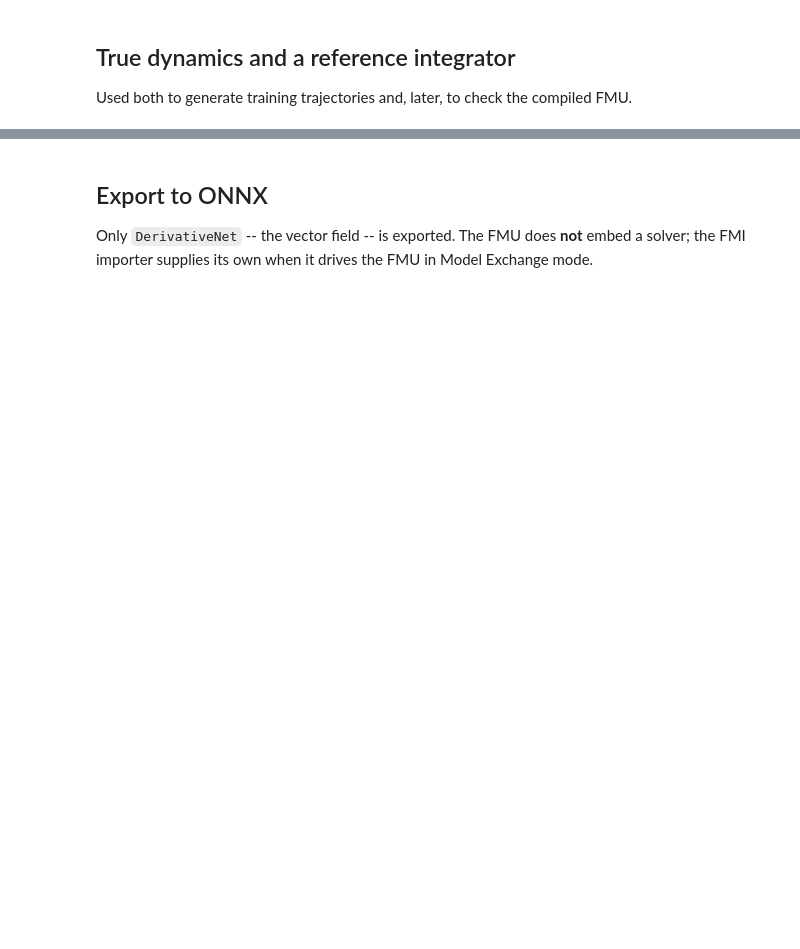
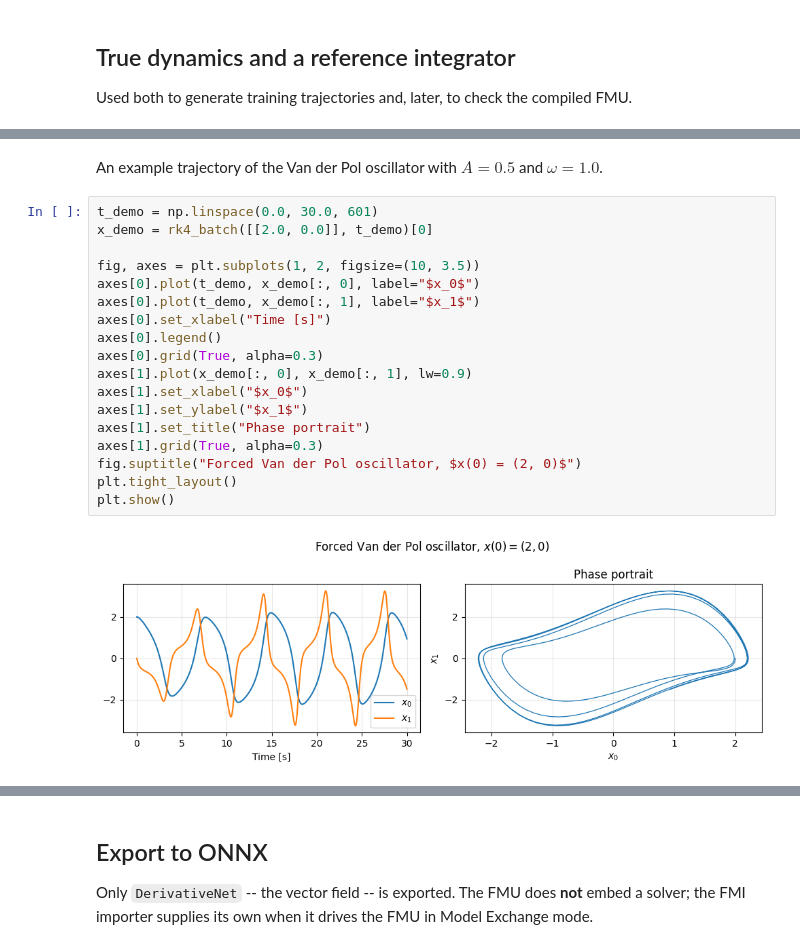
Before and after one commit to HyRES-FBK/onnx2fmu, a Jupyter notebook: examples/example5/generate-example-model.ipynb, the cells around one changed output, grey strips where cells are left out. Drawn from its saved outputs; the diff is of its cells as text; blank space fills up the shorter version.

```diff
--- a/examples/example5/generate-example-model.ipynb
+++ b/examples/example5/generate-example-model.ipynb
@@ -69,3 +110,25 @@ def rk4_trajectory(x0, t_eval, dt=1e-3):
+# %% [markdown]
+An example trajectory of the Van der Pol oscillator with $A=0.5$ and $\omega=1.0$.
+# %%
+t_demo = np.linspace(0.0, 30.0, 601)
+x_demo = rk4_batch([[2.0, 0.0]], t_demo)[0]
+
+fig, axes = plt.subplots(1, 2, figsize=(10, 3.5))
+axes[0].plot(t_demo, x_demo[:, 0], label="$x_0$")
+axes[0].plot(t_demo, x_demo[:, 1], label="$x_1$")
+axes[0].set_xlabel("Time [s]")
+axes[0].legend()
+axes[0].grid(True, alpha=0.3)
+axes[1].plot(x_demo[:, 0], x_demo[:, 1], lw=0.9)
+axes[1].set_xlabel("$x_0$")
+axes[1].set_ylabel("$x_1$")
+axes[1].set_title("Phase portrait")
+axes[1].grid(True, alpha=0.3)
+fig.suptitle("Forced Van der Pol oscillator, $x(0) = (2, 0)$")
+plt.tight_layout()
+plt.show()
+# %% [output]
+[figure, added]
 # %% [markdown]
 ## The network
 
```
Also changed, not shown: parts of 22 cells of this notebook, 6 other files.
